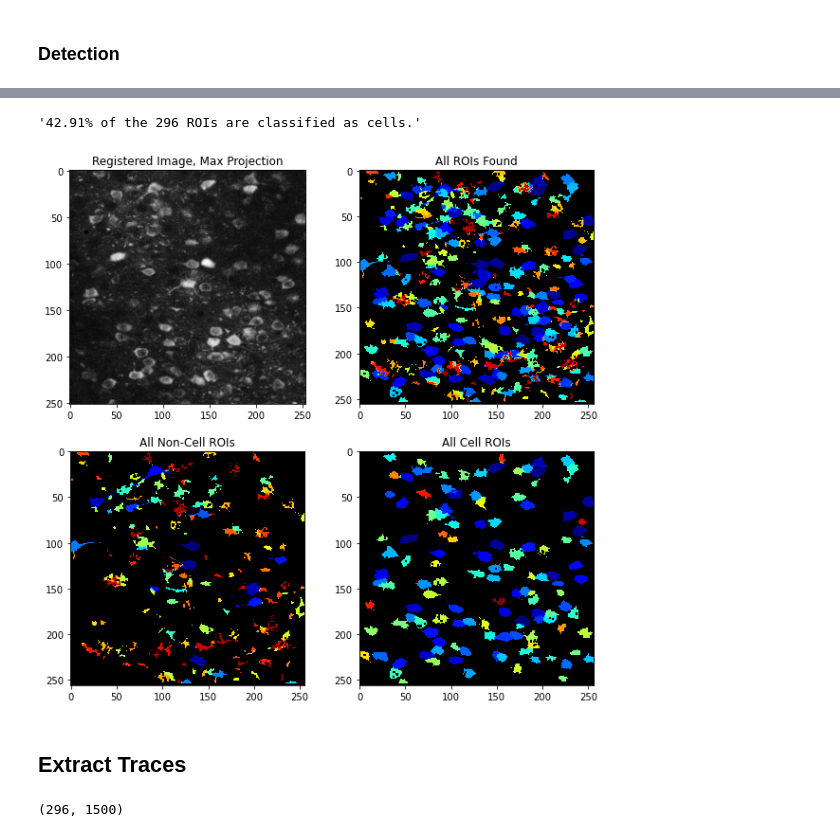
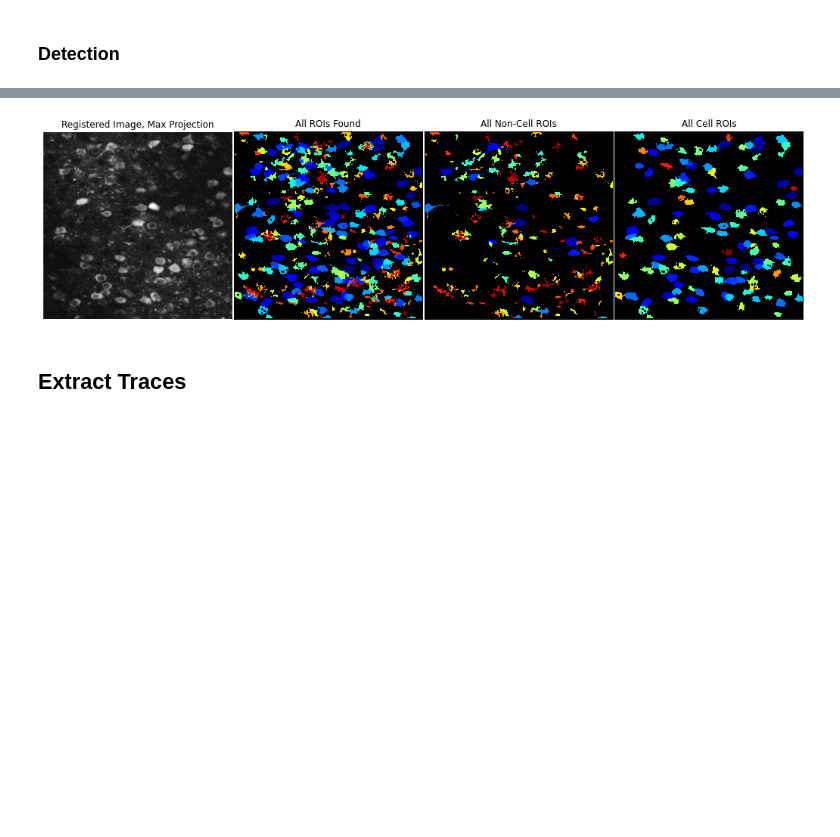
Before and after one commit to MouseLand/suite2p, a Jupyter notebook: jupyter/Run Suite2p.ipynb, the cells around one changed output, grey strips where cells are left out. Saved outputs shown, nothing was run; the diff lists cells and outputs as text; code cells hidden in the pictures; blank space fills up the shorter version.

```diff
--- a/jupyter/Run Suite2p.ipynb
+++ b/jupyter/Run Suite2p.ipynb
@@ -106,5 +128,6 @@ list(Path(output_op['save_path']).iterdir())
 # %%
 stats_file = Path(output_op['save_path']).joinpath('stat.npy')
+iscell = np.load(Path(output_op['save_path']).joinpath('iscell.npy'), allow_pickle=True)[:, 0].astype(bool)
 stats = np.load(stats_file, allow_pickle=True)
-stats.shape
+stats.shape, iscell.shape
 # %% [output]
@@ -127,32 +135,23 @@ plt.colorbar();
-# %%
-iscell = np.load(Path(output_op['save_path']).joinpath('iscell.npy'), allow_pickle=True)
-iscell.shape
-ic = iscell[:, 0].astype(bool)
-f"{ic.mean():.2%} of the {len(ic)} ROIs are classified as cells."
-# %% [output]
-'42.91% of the 296 ROIs are classified as cells.'
 # %%
-im = np.array([make_image_from_roi_dict(stat, Ly=output_op['Ly'], Lx=output_op['Lx']) * i for i, stat in enumerate(stats)])
+im = suite2p.ROI.stats_dicts_to_3d_array(stats, Ly=output_op['Ly'], Lx=output_op['Lx'], label_id=True)
 im[im == 0] = np.nan
 
-fig, ((ax1, ax2), (ax3, ax4))= plt.subplots(ncols=2, nrows=2, figsize=(10,10))
-ax1.imshow(output_op['max_proj'], cmap='gray')
-ax1.set(title="Registered Image, Max Projection")
+plt.subplot(1, 4, 1)
+plt.imshow(output_op['max_proj'], cmap='gray')
+plt.title("Registered Image, Max Projection")
 
-ax2.imshow(np.nanmax(im, axis=0), cmap='jet')
-ax2.set(title="All ROIs Found")
+plt.subplot(1, 4, 2)
+plt.imshow(np.nanmax(im, axis=0), cmap='jet')
+plt.title("All ROIs Found")
 
-ax3.imshow(np.nanmax(im[~ic], axis=0), cmap='jet')
-ax3.set(title="All Non-Cell ROIs")
+plt.subplot(1, 4, 3)
+plt.imshow(np.nanmax(im[~iscell], axis=0, ), cmap='jet')
+plt.title("All Non-Cell ROIs")
 
-ax4.imshow(np.nanmax(im[ic], axis=0), cmap='jet')
-ax4.set(title="All Cell ROIs");
+plt.subplot(1, 4, 4)
+plt.imshow(np.nanmax(im[iscell], axis=0), cmap='jet')
+plt.title("All Cell ROIs");
 # %% [output]
-[figure, old version]
+[figure, new version]
 # %% [markdown]
 ## Extract Traces
-# %%
-F = np.load(Path(output_op['save_path']).joinpath('F.npy'))
-F.shape
-# %% [output]
-(296, 1500)
```
Also changed, not shown: parts of 31 cells of this notebook, 3 other files.
